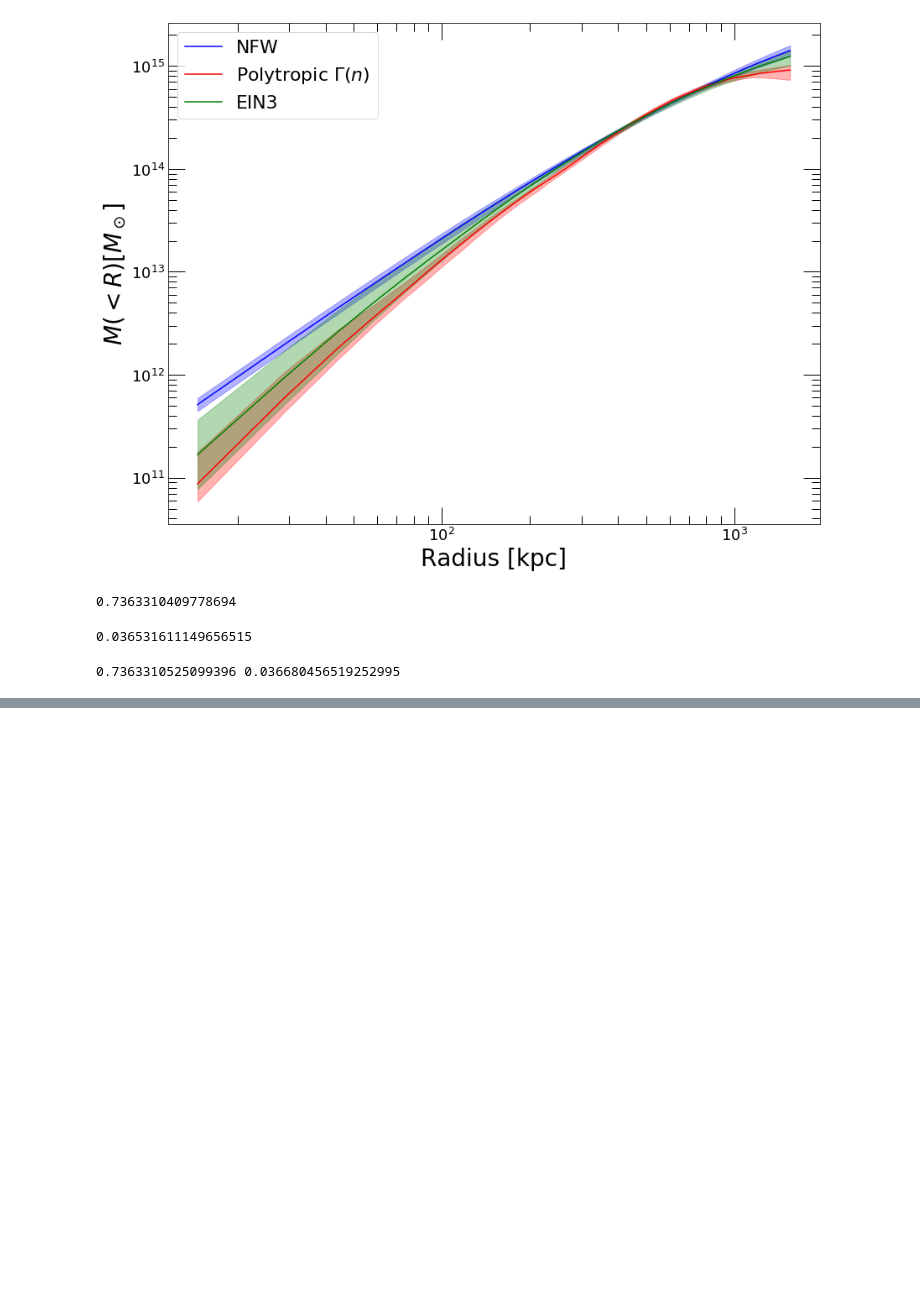
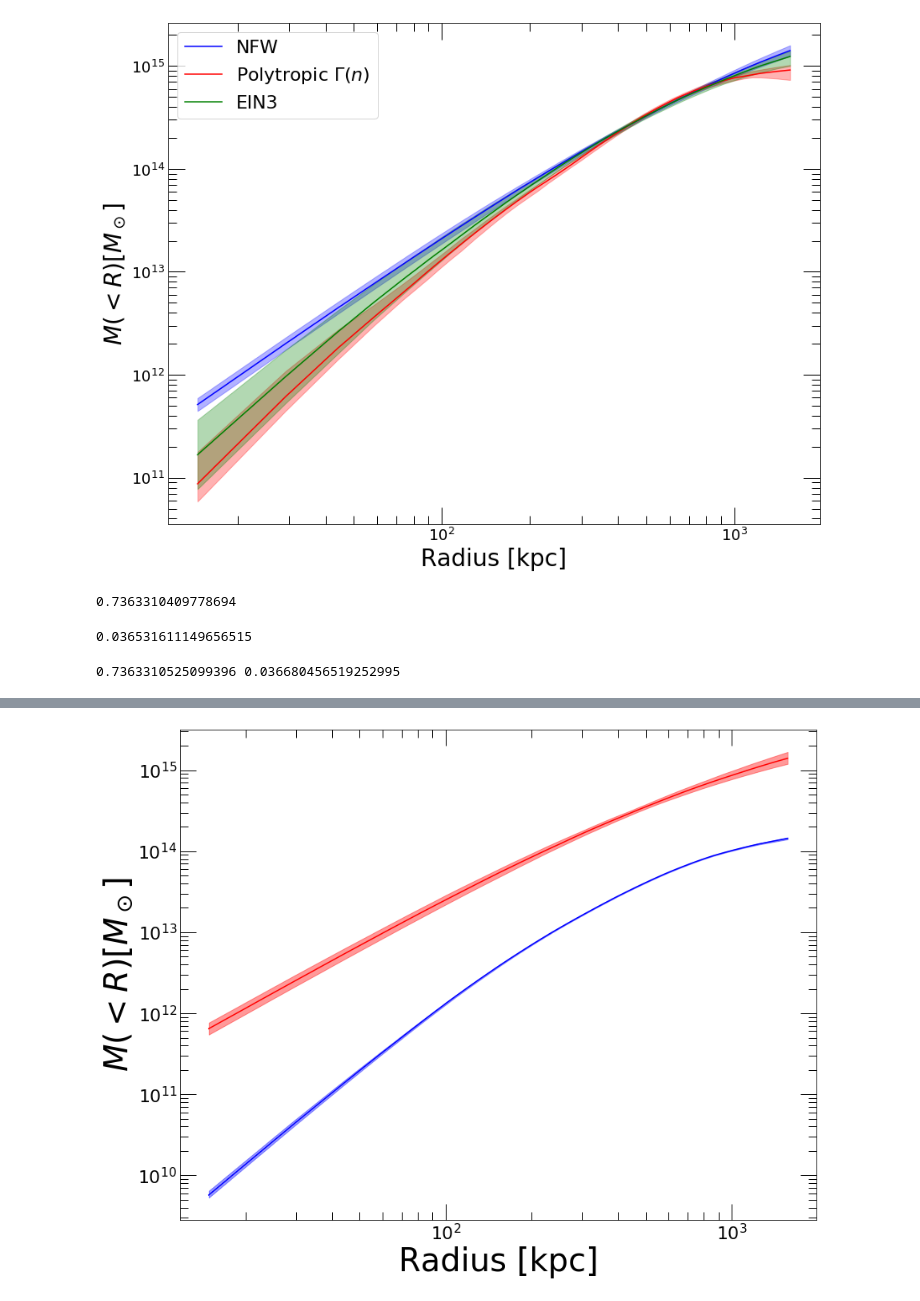
Before and after one commit to domeckert/hydromass, a Jupyter notebook: MACS0451.ipynb, the cells around one changed output, grey strips where cells are left out. Cells and saved outputs as stored; diff of their text form; code cells hidden in the pictures; blank space fills up the shorter version.

Commit message:
added option to account for P_NT using the Angelinelli+20 NT pressure model

```diff
--- a/MACS0451.ipynb
+++ b/MACS0451.ipynb
@@ -1101,0 +1094,9 @@ hydromass.write_all_mdelta(mhydein3, modein3)
+# %%
+mnt = hydromass.Mhyd(sbprofile=p2,
+                       spec_data=spec_data,
+                       redshift=z_m0451,
+                       cosmo=pyproffit.cosmo)
+
+modnt = hydromass.Model(massmod='NFW')
+
+mnt.emissivity(nh=nh_m0451, rmf=rsp, elow=0.7, ehigh=1.2)
@@ -1101,0 +1108,2 @@ hydromass.write_all_mdelta(mhydein3, modein3)
+# %%
+mnt.run(model=modnt, nmcmc=100, tune=100, pnt=True)
@@ -1101,0 +1137,4 @@ hydromass.write_all_mdelta(mhydein3, modein3)
+# %%
+res_pnt, fig = hydromass.mass_from_samples(Mhyd=mnt, model=modnt, plot=True)
+# %% [output]
+[figure, added]
```
Also changed, not shown: parts of 26 cells of this notebook, 5 other files.
